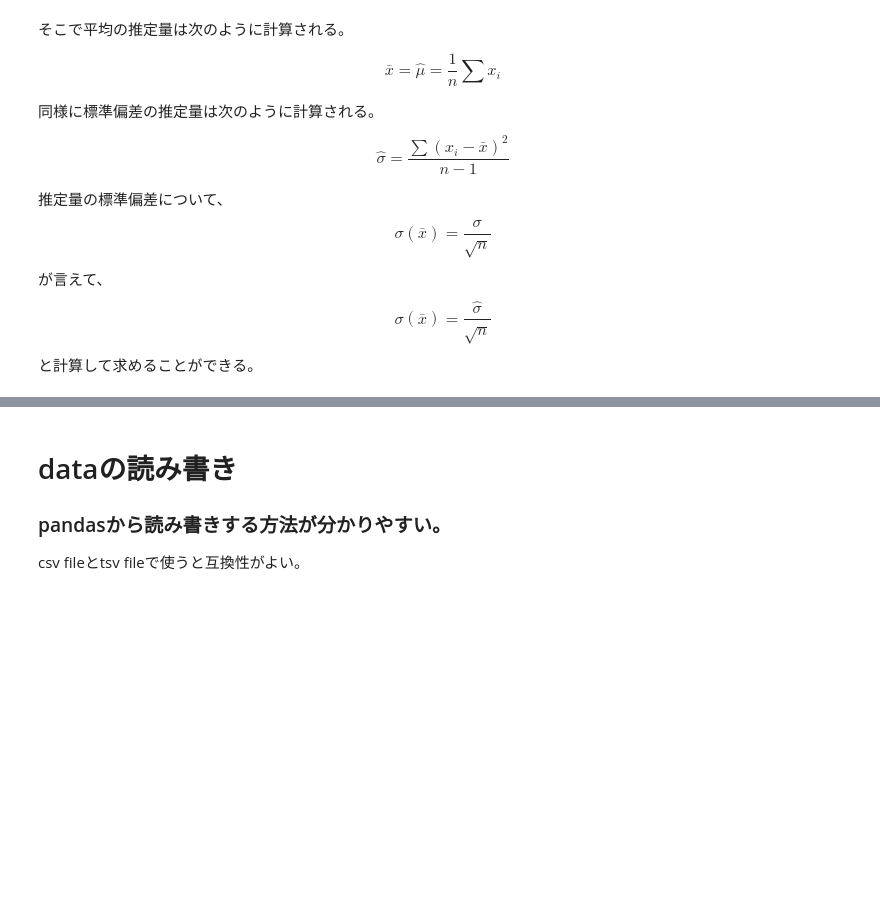
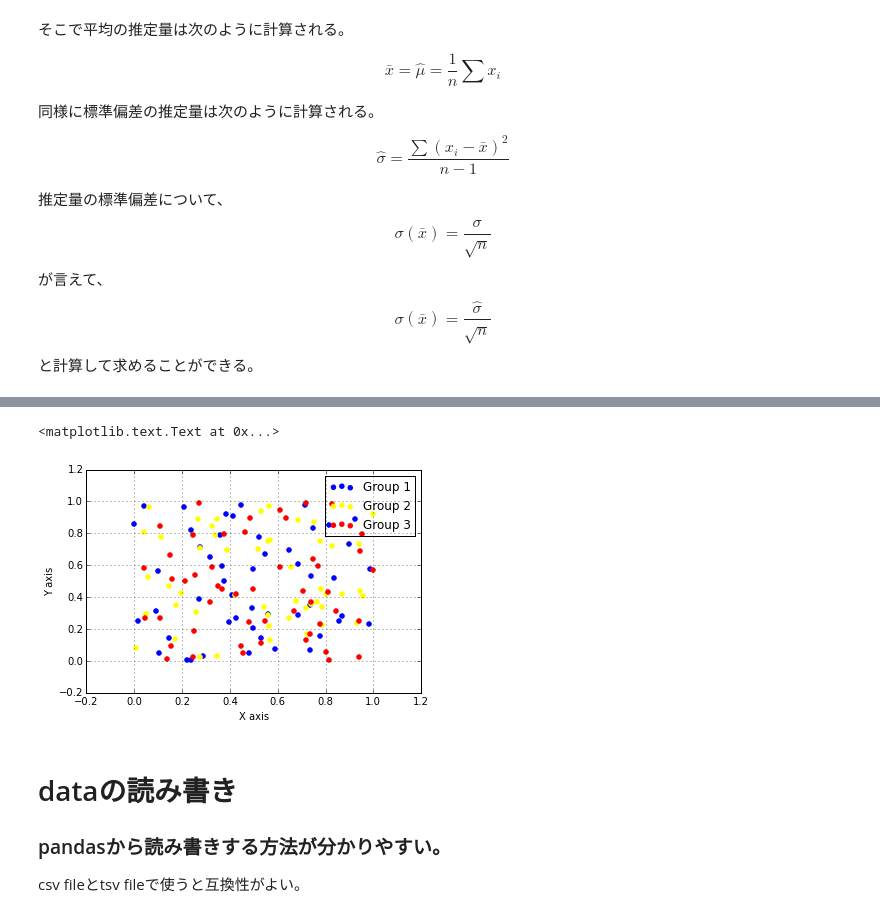
Before and after one commit to UT-HACKs/150523-MLSeminar, a Jupyter notebook: StudyPython-Print.ipynb, the cells around one changed output, grey strips where cells are left out. Saved outputs shown, nothing was run; the diff lists cells and outputs as text; code cells hidden in the pictures; blank space fills up the shorter version.

```diff
--- a/StudyPython-Print.ipynb
+++ b/StudyPython-Print.ipynb
@@ -354,3 +406,13 @@ AttributeError: 'DataFrame' object has no attribute 'title'
+# %%
+df = pd.DataFrame(rand(50, 6), columns=['a', 'b', 'c', 'd', 'e', 'f'])
+ax1 = df.plot(kind='scatter', x='a', y='b',color='Blue', label='Group 1')
+ax2 = df.plot(kind='scatter', x='c', y='d', color='Yellow', label='Group 2',ax=ax1)
+df.plot(kind='scatter', x='e', y='f', color='Red', label='Group 3', ax=ax2)
+plt.xlabel('X axis')
+plt.ylabel('Y axis')
+# %% [output]
+<matplotlib.text.Text at 0x...>
+[figure, added]
 # %% [markdown]
 # dataの読み書き
 ### pandasから読み書きする方法が分かりやすい。
```
Also changed, not shown: parts of 23 cells of this notebook.
